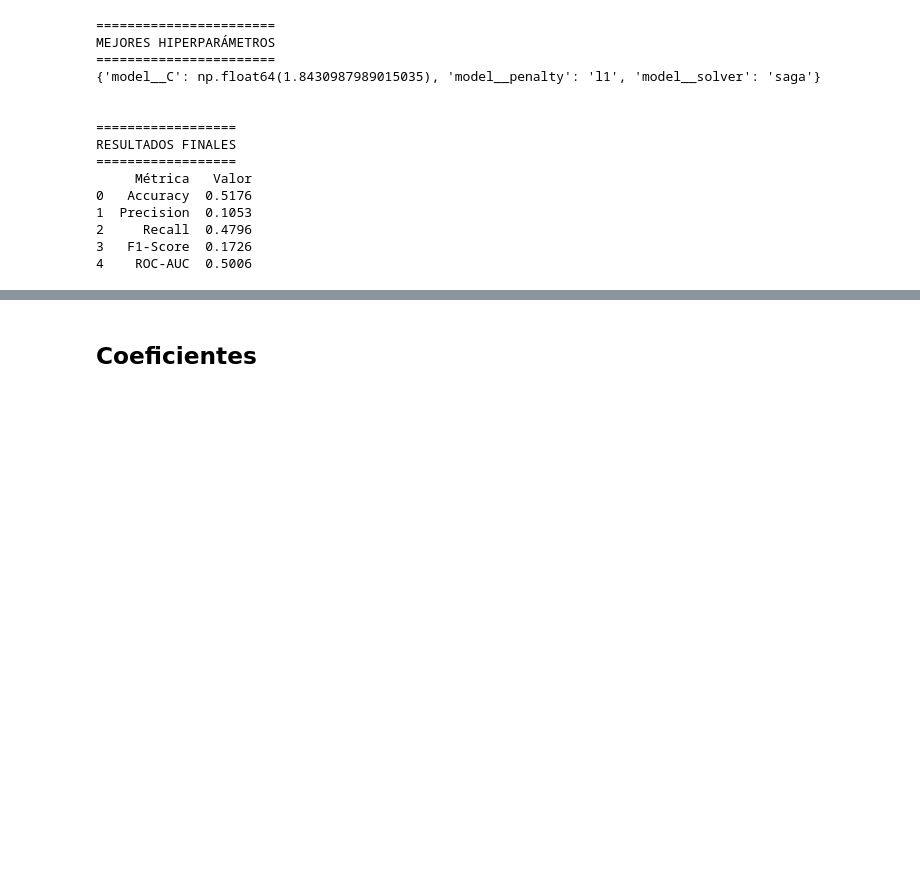
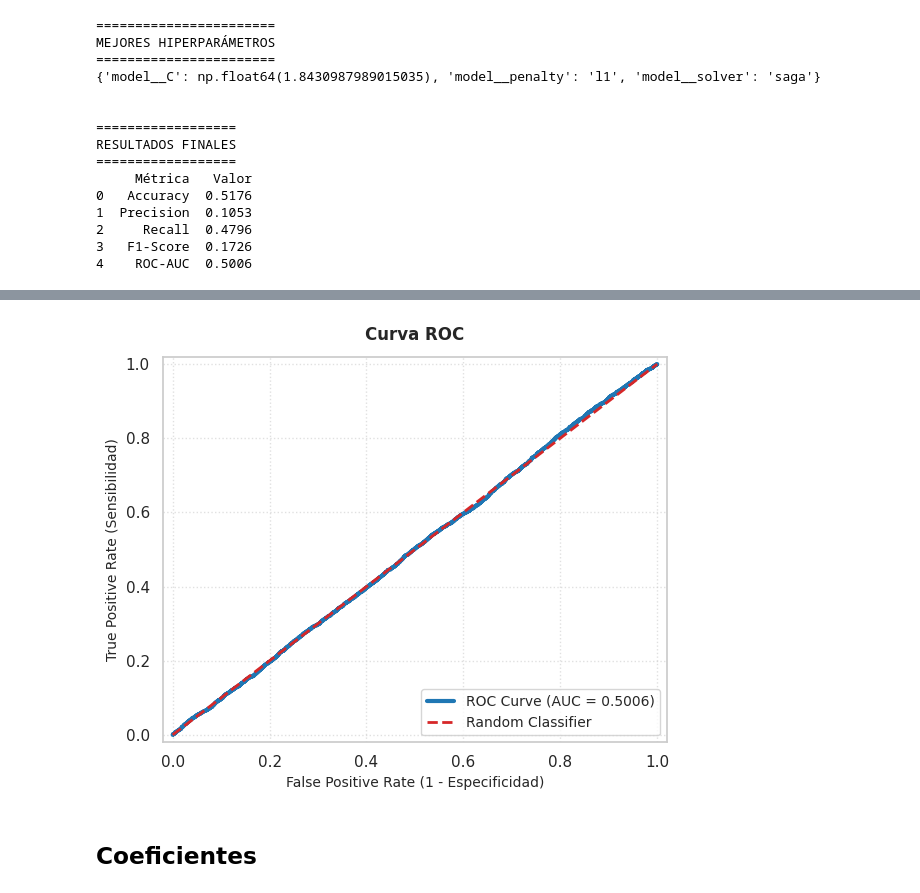
Before and after one commit to Danelnov/ml-project_analitica_datos, a Jupyter notebook: notebooks/oversampling.ipynb, the cells around one changed output, grey strips where cells are left out. Cells and saved outputs as stored; diff of their text form; code cells hidden in the pictures; blank space fills up the shorter version.

```diff
--- a/notebooks/oversampling.ipynb
+++ b/notebooks/oversampling.ipynb
@@ -410,3 +426,23 @@ RESULTADOS FINALES
+# %%
+fpr, tpr, thresholds = roc_curve(y_test, y_prob_best)
+
+plt.figure(figsize=(6, 5))
+# Pintamos la curva del modelo en azul
+plt.plot(fpr, tpr, color="#1f77b4", lw=3, label=f"ROC Curve (AUC = {auc:.4f})")
+# Pintamos la línea diagonal segmentada del clasificador aleatorio en rojo
+plt.plot([0, 1], [0, 1], color="#d62728", linestyle="--", lw=2, label="Random Classifier")
+
+plt.xlim([-0.02, 1.02])
+plt.ylim([-0.02, 1.02])
+plt.xlabel("False Positive Rate (1 - Especificidad)", fontsize=10)
+plt.ylabel("True Positive Rate (Sensibilidad)", fontsize=10)
+plt.title("Curva ROC", fontsize=12, fontweight='bold', pad=12)
+plt.legend(loc="lower right", fontsize=10)
+plt.grid(True, linestyle=":", alpha=0.6)
+plt.tight_layout()
+plt.show()
+# %% [output]
+[figure, added]
 # %% [markdown]
 ## Coeficientes
 # %%
```
Also changed, not shown: parts of 4 cells of this notebook, 2 other files.
